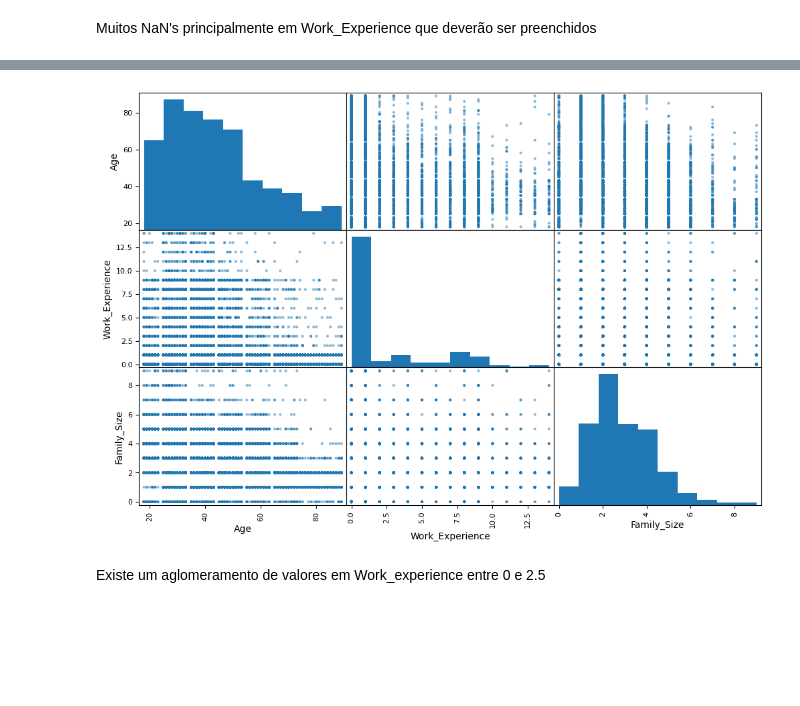
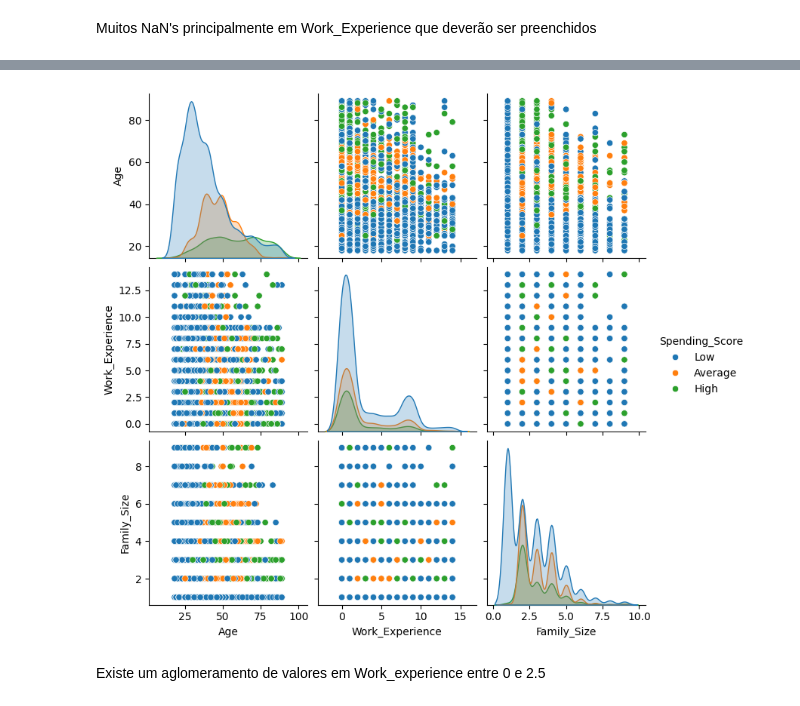
Before and after one commit to MtHenriqueF/Customer-segmentation-clustering, a Jupyter notebook: clustering.ipynb, the cells around one changed output, grey strips where cells are left out. Cells and saved outputs as stored; diff of their text form; code cells hidden in the pictures; blank space fills up the shorter version.

```diff
--- a/clustering.ipynb
+++ b/clustering.ipynb
@@ -171,11 +190,13 @@ df.drop(['Age', 'Work_Experience'], axis=1).nunique()
 dtype: int64
-# %%
-from pandas.plotting import scatter_matrix
-from matplotlib import pyplot as plt
-atributes = ['Age', 'Work_Experience', 'Family_Size']
-scatter_matrix(df[atributes], figsize=(12, 8))
-plt.show()
-# %% [output]
-[figure, removed]
+# %%
+import seaborn as sns
+import matplotlib.pyplot as plt
+
+df_numeric = df.select_dtypes(include=['Int64', 'int64'])
+
+sns.pairplot(df, hue='Spending_Score', diag_kind='kde')
+plt.show()
+# %% [output]
+[figure, added]
 # %% [markdown]
 Existe um aglomeramento de valores em Work_experience entre 0 e 2.5
```
Also changed, not shown: parts of 23 cells of this notebook.
